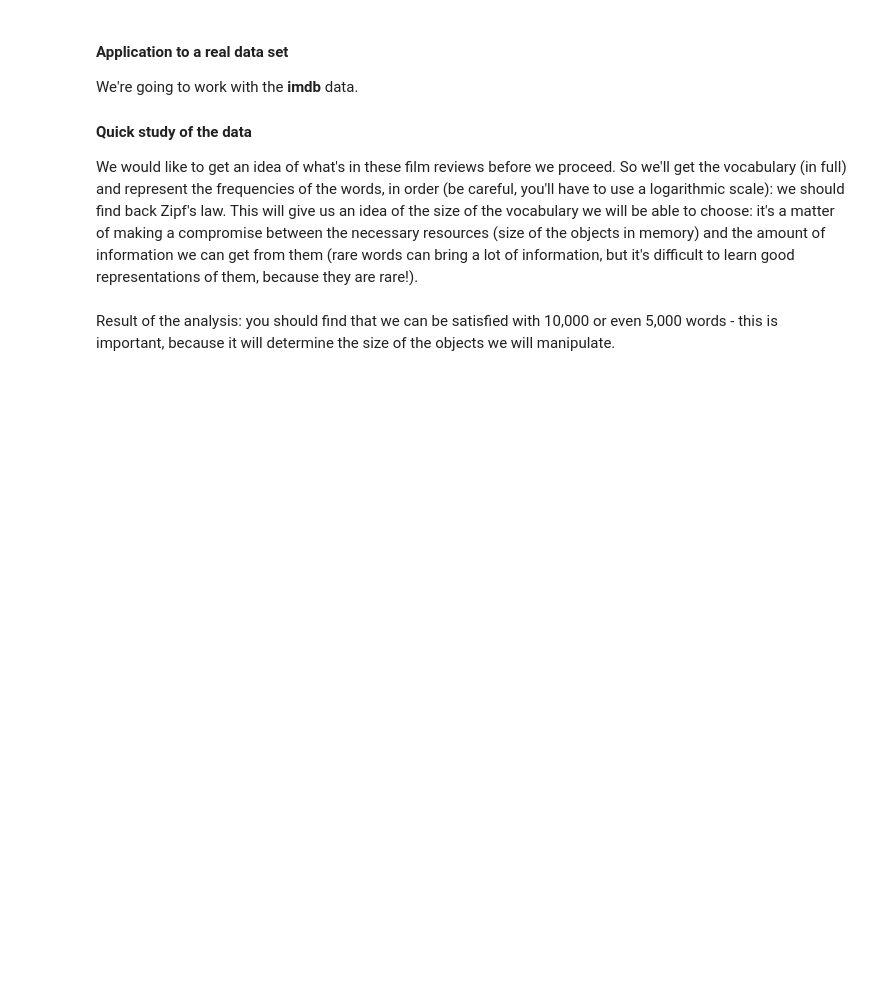
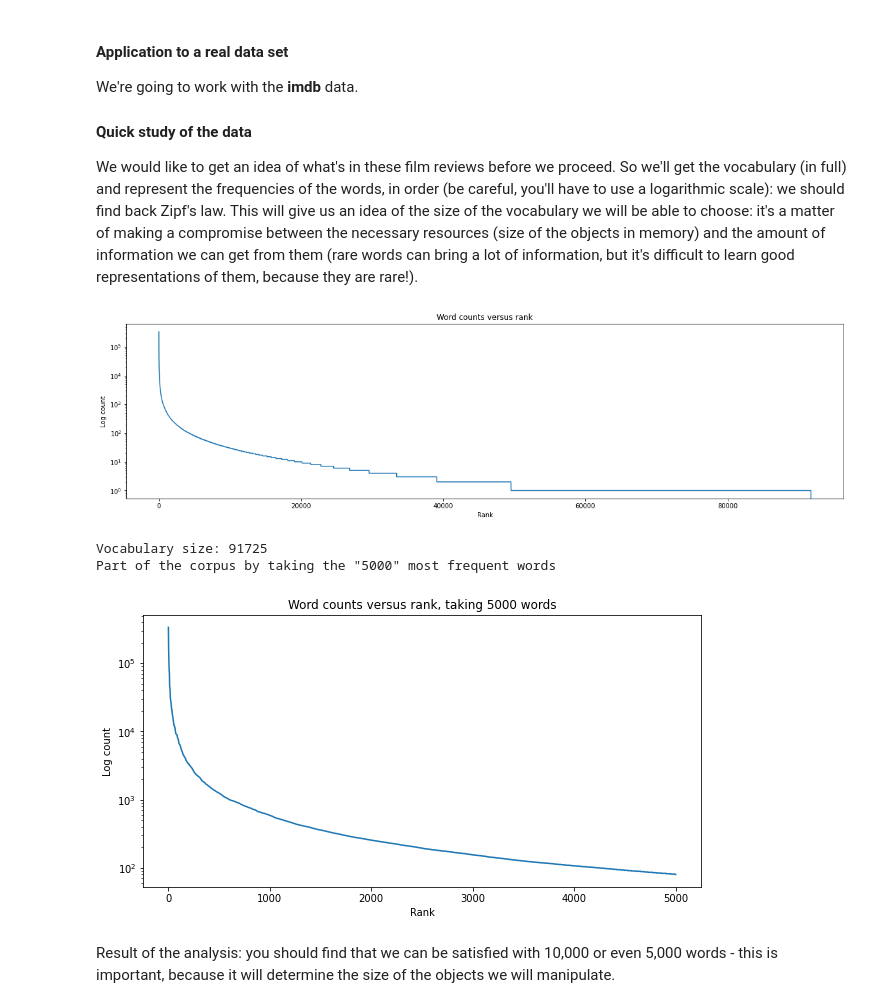
Before and after one commit to nguyenhaidang94/TextMining, a Jupyter notebook: Notebook_Dang.ipynb, the cells around one changed output. Cells and saved outputs as stored; diff of their text form; code cells hidden in the pictures; blank space fills up the shorter version.

```diff
--- a/Notebook_Dang.ipynb
+++ b/Notebook_Dang.ipynb
@@ -878,23 +882,33 @@ We would like to get an idea of what's in these film reviews before we proceed.
 # %%
 # We would like to display the curve of word frequencies given their rank (index) in the vocabulary
 vocab, word_counts = vocabulary(texts)
+ranks = np.arange(1, len(vocab)+1)
+counts = list(word_counts.values())
 
-# We can for example use the function plt.scatter()
 plt.figure(figsize=(20,5))
-plt.scatter()
 plt.title('Word counts versus rank')
-#
-#  To fill in !
-#
+plt.plot(ranks, counts)
 plt.yscale('log')
+plt.xlabel("Rank")
+plt.ylabel("Log count")
 plt.show()
 
 # We would like to know how much of the data is represented by the 'k' most frequent words
 print('Vocabulary size: %i' % len(vocab))
-print('Part of the corpus by taking the "x" most frequent words ?')
-#
-#  To fill in !-
-#
+
+print('Part of the corpus by taking the "5000" most frequent words')
+plt.figure(figsize=(10,5))
+plt.title('Word counts versus rank, taking 5000 words')
+plt.plot(ranks[:5000], counts[:5000])
+plt.yscale('log')
+plt.xlabel("Rank")
+plt.ylabel("Log count")
+plt.show()
+# %% [output]
+[figure, added]
+Vocabulary size: 91725
+Part of the corpus by taking the "5000" most frequent words
+[figure, added]
 # %% [markdown]
 Result of the analysis: you should find that we can be satisfied with 10,000 or even 5,000 words - this is important, because it will determine the size of the objects we will manipulate.
 # %%
```
Also changed, not shown: parts of 16 cells of this notebook.
